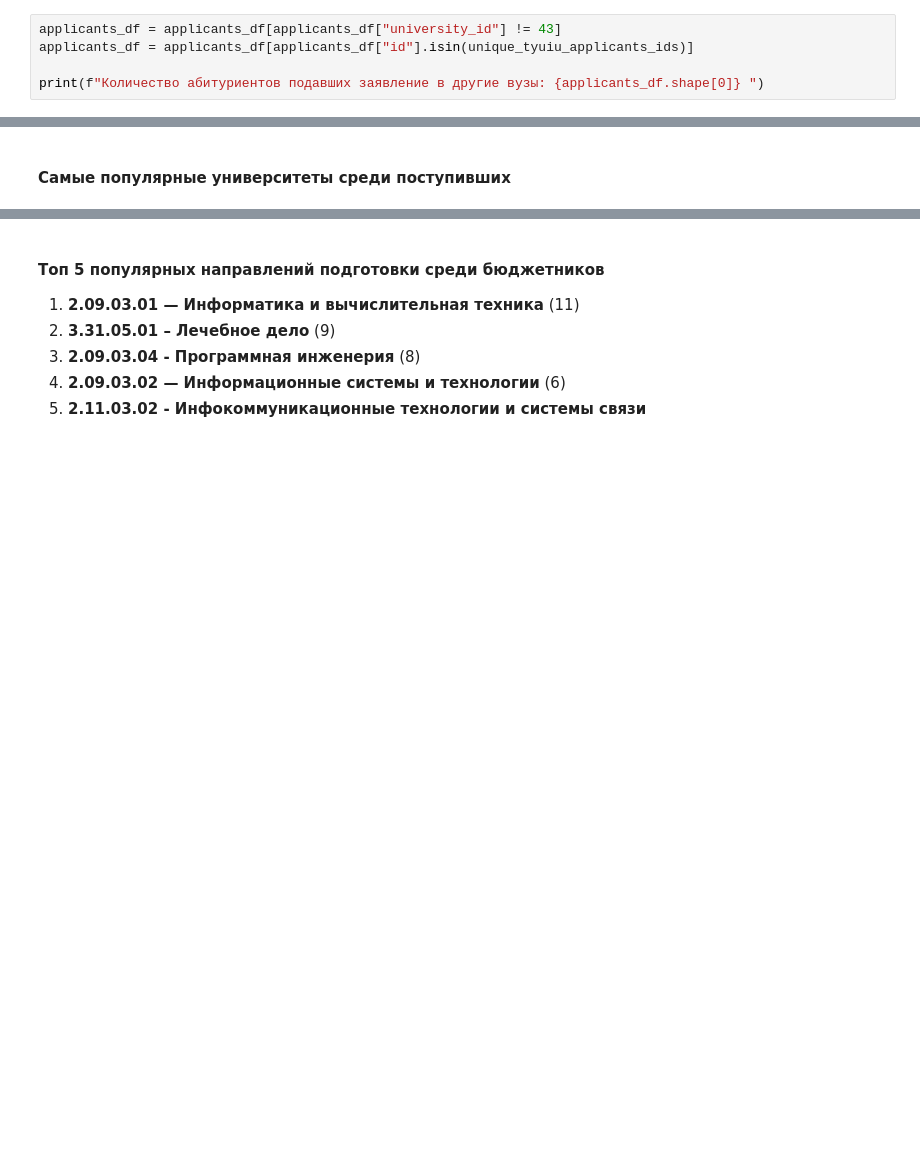
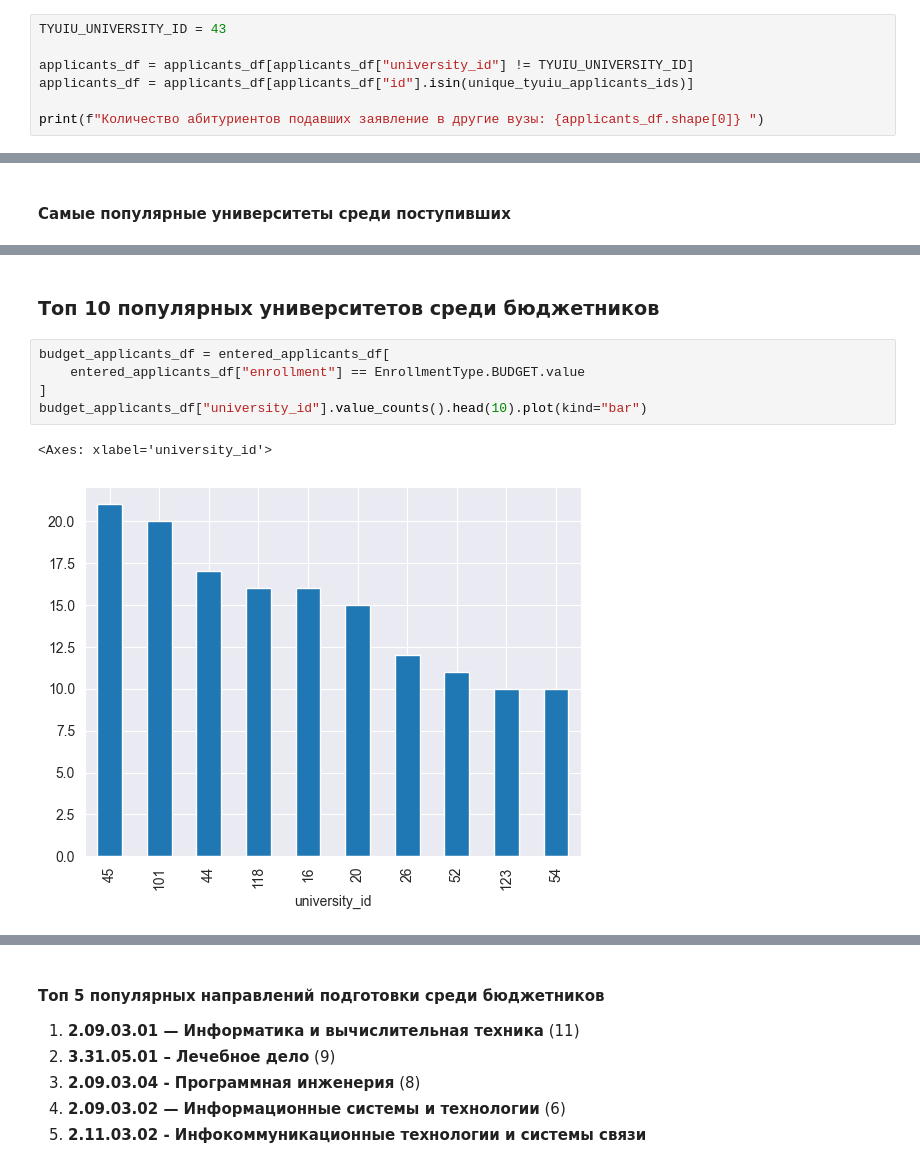
Before and after one commit to Andr171p/admission-analytics, a Jupyter notebook: not_admitted_applicants_analysis.ipynb, the cells around one changed output, grey strips where cells are left out. Drawn from its saved outputs; the diff is of its cells as text; blank space fills up the shorter version.

```diff
--- a/not_admitted_applicants_analysis.ipynb
+++ b/not_admitted_applicants_analysis.ipynb
@@ -33,7 +33,9 @@ print(f"Количество непоступивших абитуриентов
 Размерность датасета: 51111
 Количество непоступивших абитуриентов: 11716
 # %%
-applicants_df = applicants_df[applicants_df["university_id"] != 43]
+TYUIU_UNIVERSITY_ID = 43
+
+applicants_df = applicants_df[applicants_df["university_id"] != TYUIU_UNIVERSITY_ID]
 applicants_df = applicants_df[applicants_df["id"].isin(unique_tyuiu_applicants_ids)]
 
 print(f"Количество абитуриентов подавших заявление в другие вузы: {applicants_df.shape[0]} ")
@@ -129,0 +138,10 @@ entered_applicants_df["university_id"].value_counts().head(10).plot(kind="bar")
+# %% [markdown]
+### Топ 10 популярных университетов среди бюджетников
+# %%
+budget_applicants_df = entered_applicants_df[
+    entered_applicants_df["enrollment"] == EnrollmentType.BUDGET.value
+]
+budget_applicants_df["university_id"].value_counts().head(10).plot(kind="bar")
+# %% [output]
+<Axes: xlabel='university_id'>
+[figure, added]
```
Also changed, not shown: parts of 18 cells of this notebook.
